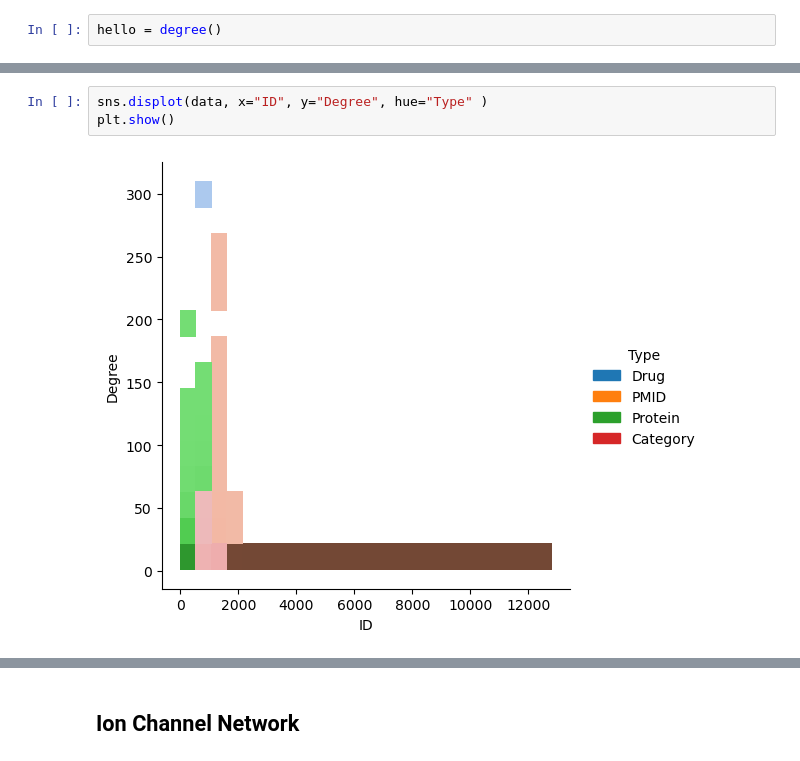
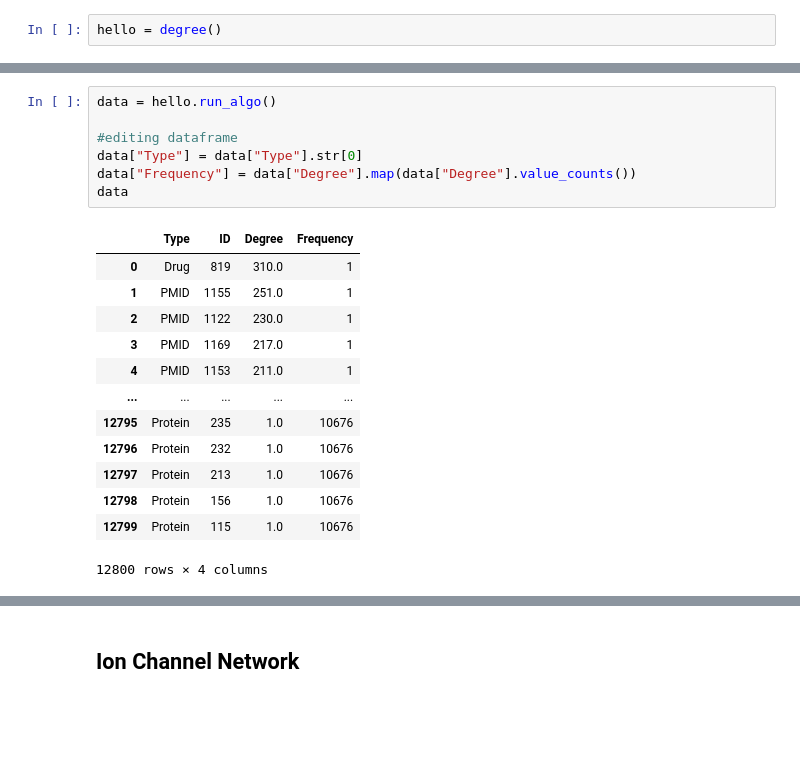
Before and after one commit to irsyadadam/Math-168-Essay-3-Degree-Distributions, a Jupyter notebook: SeabornDisPlot.ipynb, the cells around one changed output, grey strips where cells are left out. Saved outputs shown, nothing was run; the diff lists cells and outputs as text; blank space fills up the shorter version.

```diff
--- a/SeabornDisPlot.ipynb
+++ b/SeabornDisPlot.ipynb
@@ -76,5 +65,21 @@ KeyboardInterrupt:
-# %%
-sns.displot(data, x="ID", y="Degree", hue="Type" )
-plt.show()
-# %% [output]
-[figure, removed]
+# %%
+data = hello.run_algo()
+
+#editing dataframe
+data["Type"] = data["Type"].str[0]
+data["Frequency"] = data["Degree"].map(data["Degree"].value_counts())
+data
+# %% [output]
+|  | Type | ID | Degree | Frequency |
+| 0 | Drug | 819 | 310.0 | 1 |
+| 1 | PMID | 1155 | 251.0 | 1 |
+| 2 | PMID | 1122 | 230.0 | 1 |
+| 3 | PMID | 1169 | 217.0 | 1 |
+| 4 | PMID | 1153 | 211.0 | 1 |
+| ... | ... | ... | ... | ... |
+| 12795 | Protein | 235 | 1.0 | 10676 |
+| 12796 | Protein | 232 | 1.0 | 10676 |
+| 12797 | Protein | 213 | 1.0 | 10676 |
+| 12798 | Protein | 156 | 1.0 | 10676 |
+| 12799 | Protein | 115 | 1.0 | 10676 |
+12800 rows × 4 columns
```
Also changed, not shown: parts of 9 cells of this notebook.
